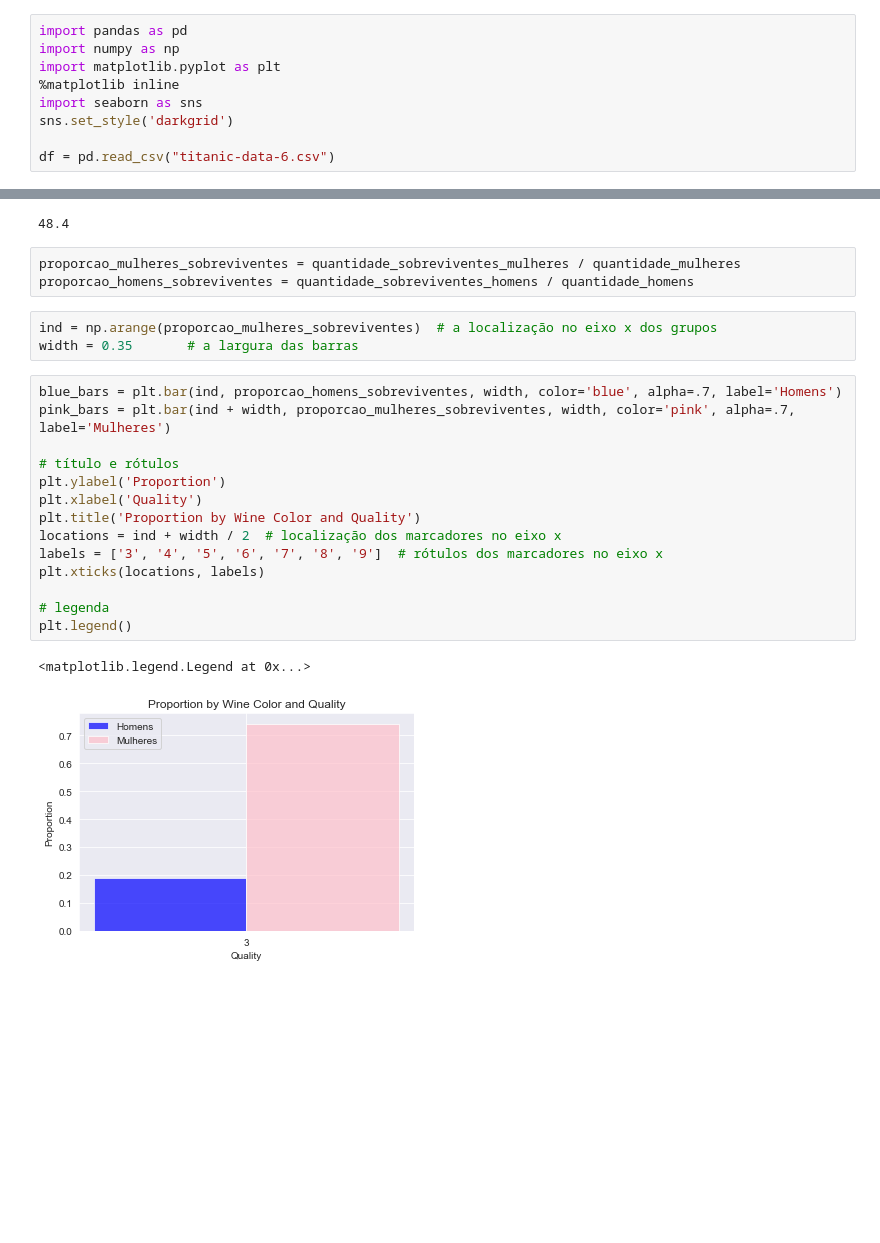
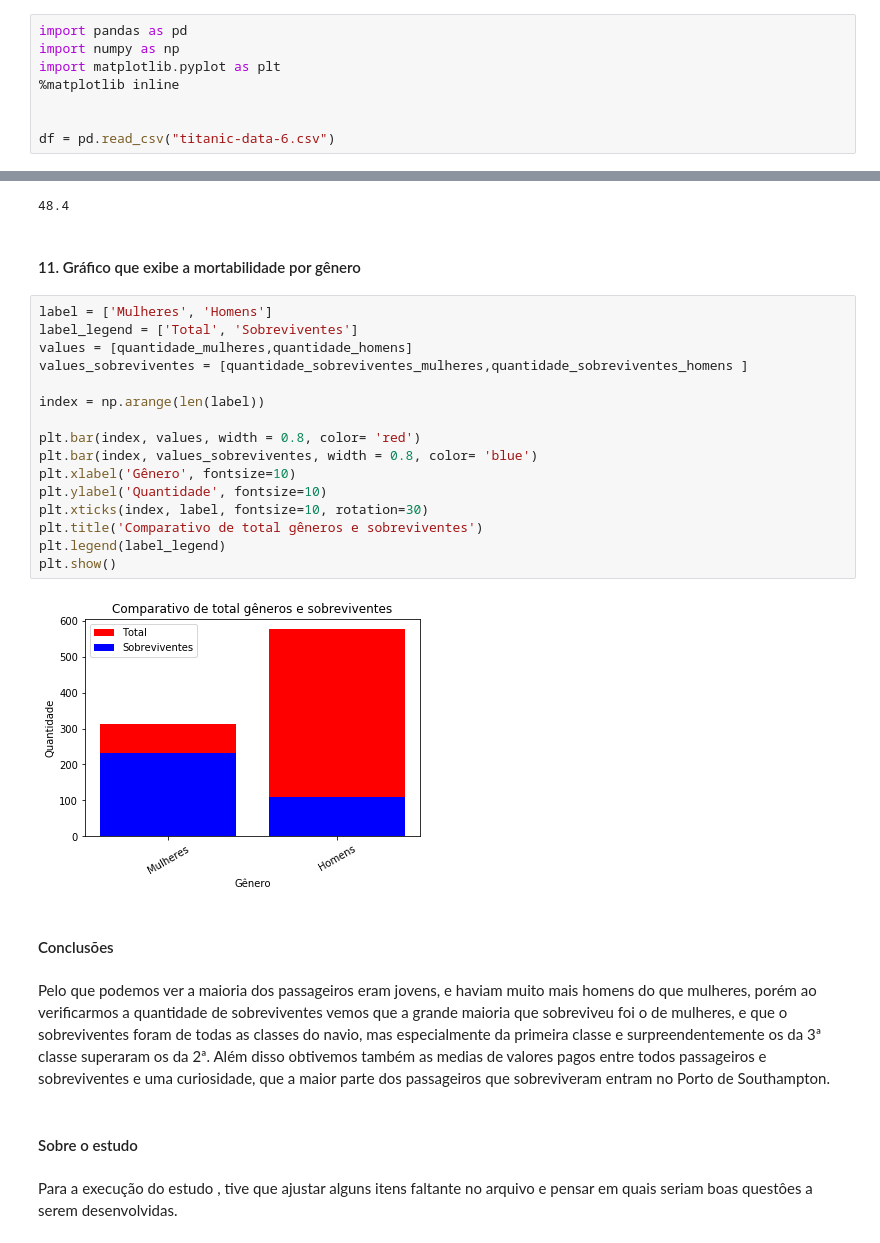
Before and after one commit to thiagorsantos21/titanic-data, a Jupyter notebook: titanic.ipynb, the cells around one changed output, grey strips where cells are left out. Saved outputs shown, nothing was run; the diff lists cells and outputs as text; blank space fills up the shorter version.

```diff
--- a/titanic.ipynb
+++ b/titanic.ipynb
@@ -25,8 +25,7 @@ import pandas as pd
 import numpy as np
 import matplotlib.pyplot as plt
 %matplotlib inline
-import seaborn as sns
-sns.set_style('darkgrid')
+
 
 df = pd.read_csv("titanic-data-6.csv")
 # %%
@@ -149,26 +148,32 @@ print(round(df["Fare"].mean(),2))
 print(round(df_survivals["Fare"].mean(),2))
 # %% [output]
 48.4
-# %%
-proporcao_mulheres_sobreviventes = quantidade_sobreviventes_mulheres / quantidade_mulheres
-proporcao_homens_sobreviventes = quantidade_sobreviventes_homens / quantidade_homens
-# %%
-ind = np.arange(proporcao_mulheres_sobreviventes)  # a localização no eixo x dos grupos
-width = 0.35       # a largura das barras
-# %%
-blue_bars = plt.bar(ind, proporcao_homens_sobreviventes, width, color='blue', alpha=.7, label='Homens')
-pink_bars = plt.bar(ind + width, proporcao_mulheres_sobreviventes, width, color='pink', alpha=.7, label='Mulheres')
-
-# título e rótulos
-plt.ylabel('Proportion')
-plt.xlabel('Quality')
-plt.title('Proportion by Wine Color and Quality')
-locations = ind + width / 2  # localização dos marcadores no eixo x
-labels = ['3', '4', '5', '6', '7', '8', '9']  # rótulos dos marcadores no eixo x
-plt.xticks(locations, labels)
-
-# legenda
-plt.legend()
-# %% [output]
-<matplotlib.legend.Legend at 0x...>
-[figure, removed]
+# %% [markdown]
+#### 11. Gráfico que exibe a mortabilidade por gênero
+# %%
+label = ['Mulheres', 'Homens']
+label_legend = ['Total', 'Sobreviventes']
+values = [quantidade_mulheres,quantidade_homens]
+values_sobreviventes = [quantidade_sobreviventes_mulheres,quantidade_sobreviventes_homens ]
+
+index = np.arange(len(label))
+
+plt.bar(index, values, width = 0.8, color= 'red')
+plt.bar(index, values_sobreviventes, width = 0.8, color= 'blue')
+plt.xlabel('Gênero', fontsize=10)
+plt.ylabel('Quantidade', fontsize=10)
+plt.xticks(index, label, fontsize=10, rotation=30)
+plt.title('Comparativo de total gêneros e sobreviventes')
+plt.legend(label_legend)
+plt.show()
+# %% [output]
+[figure, added]
+# %% [markdown]
+#### Conclusões
+# %% [markdown]
+Pelo que podemos ver a maioria dos passageiros eram jovens, e haviam muito mais homens do que mulheres, porém ao verificarmos a quantidade de sobreviventes vemos que a grande maioria que sobreviveu foi o de mulheres, e que o sobreviventes foram de todas as classes do navio, mas especialmente da primeira classe e surpreendentemente os da 3ª classe superaram os da 2ª. Além disso obtivemos também as medias de valores pagos entre todos passageiros e sobreviventes e uma curiosidade, que a maior parte dos passageiros que sobreviveram entram no Porto de Southampton.
+# %% [markdown]
+#### Sobre o estudo
+# %% [markdown]
+Para a execução do estudo , tive que ajustar alguns itens faltante no arquivo e pensar em quais seriam boas questôes
+a serem desenvolvidas.
```
Also changed, not shown: parts of 3 cells of this notebook.
